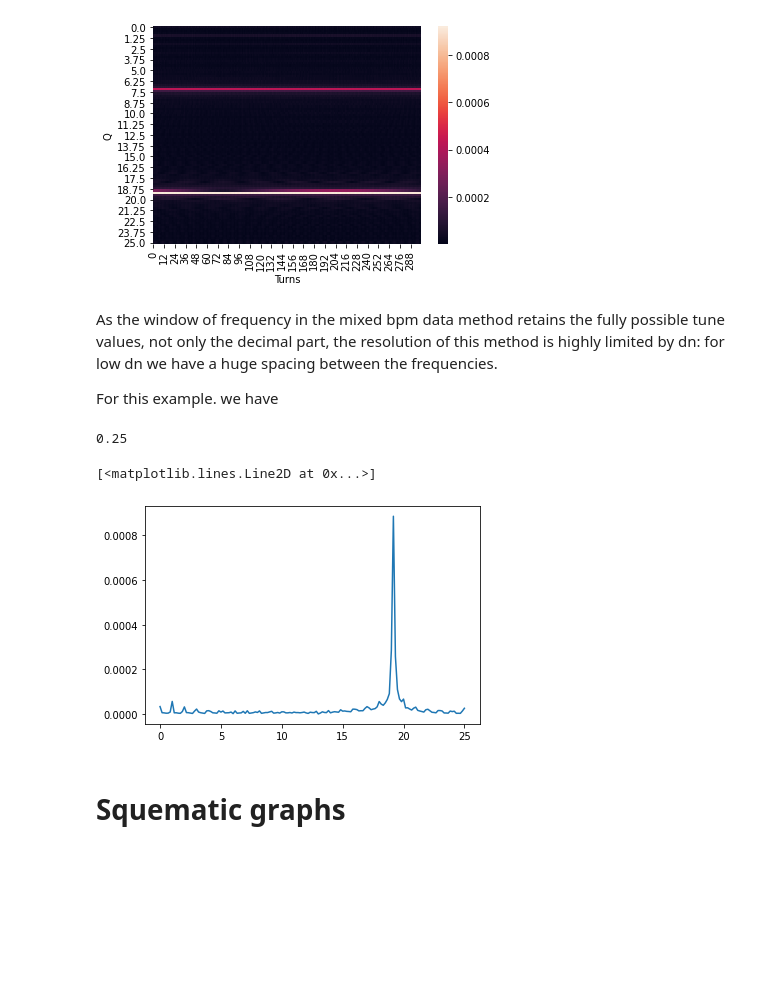
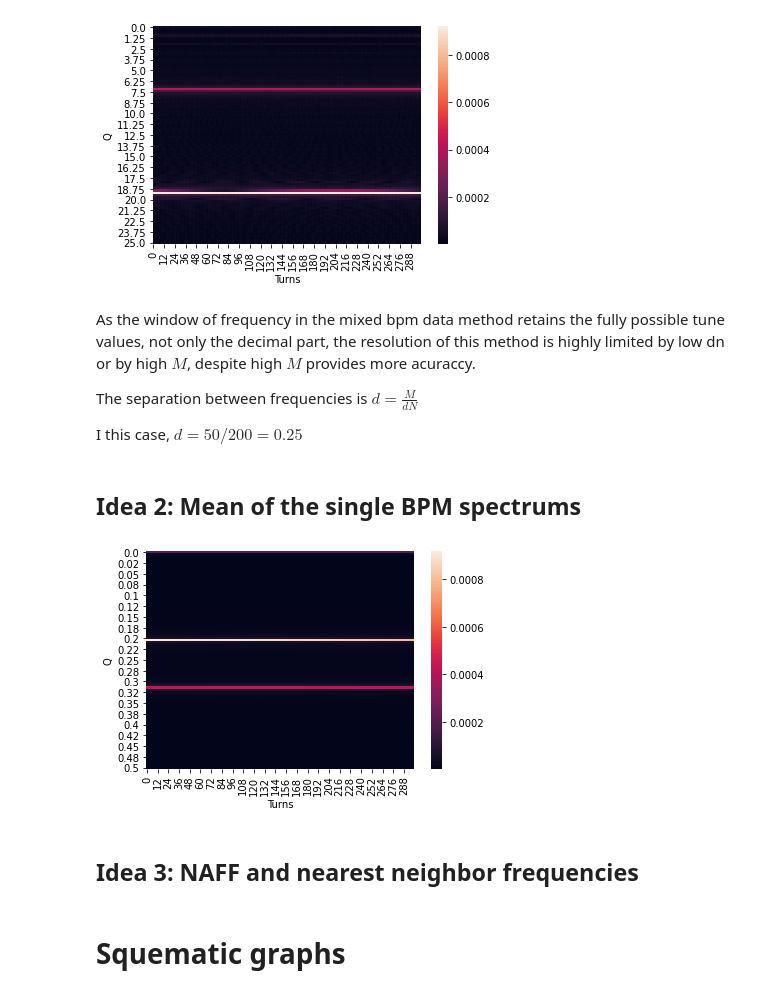
Before and after one commit to lnls-fac/apsuite, a Jupyter notebook: apsuite/emittance_exchange/bo_tune_measure/tune_measure_tests.ipynb, the cells around one changed output. Cells and saved outputs as stored; diff of their text form; code cells hidden in the pictures; blank space fills up the shorter version.

```diff
--- a/apsuite/emittance_exchange/bo_tune_measure/tune_measure_tests.ipynb
+++ b/apsuite/emittance_exchange/bo_tune_measure/tune_measure_tests.ipynb
@@ -171,18 +174,22 @@ freqs, spc1, spc2 = tm.spectrum_evolution(x_m, y_m, dn=200)
 # %% [output]
 [figure]
 # %% [markdown]
-As the window of frequency in the mixed bpm data method retains the fully possible tune values, not only the decimal part, the resolution of this method is highly limited by dn: for low dn we have a huge spacing between the frequencies.
+As the window of frequency in the mixed bpm data method retains the fully possible tune values, not only the decimal part, the resolution of this method is highly limited by  low dn or by high $M$, despite high $M$ provides more acuraccy.
 
-For this example. we have
+The separation between frequencies is $d = \frac{M}{dN}$
+
+I this case, $d = 50/200 = 0.25$
 # %%
-np.diff(freqs).mean()
+np.diff(freqs).unique()
-# %% [output]
-0.25
-# %%
-plt.plot(freqs, spc1[:,2])
-# %% [output]
-[<matplotlib.lines.Line2D at 0x...>]
-[figure, removed]
+# %% [markdown]
+## Idea 2: Mean of the single BPM spectrums
+# %%
+x_m, y_m = datax[0], datay[0]
+freqs, espc1, espc2 = tm.spectrum_evolution_mean(x_m,y_m,200)
+# %% [output]
+[figure, added]
+# %% [markdown]
+## Idea 3: NAFF and nearest neighbor frequencies
 # %% [markdown]
 # Squematic graphs
 # %%
```
Also changed, not shown: parts of 11 cells of this notebook, 1 other file.
